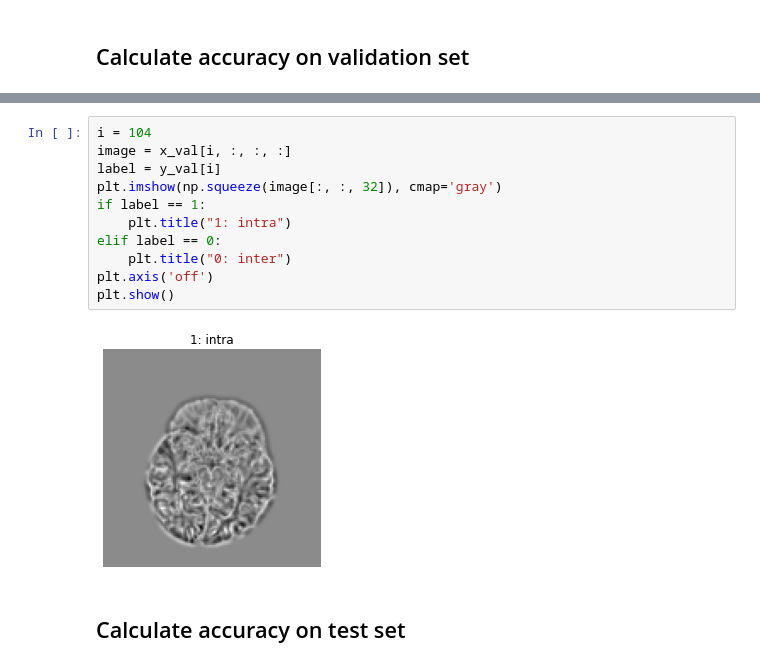
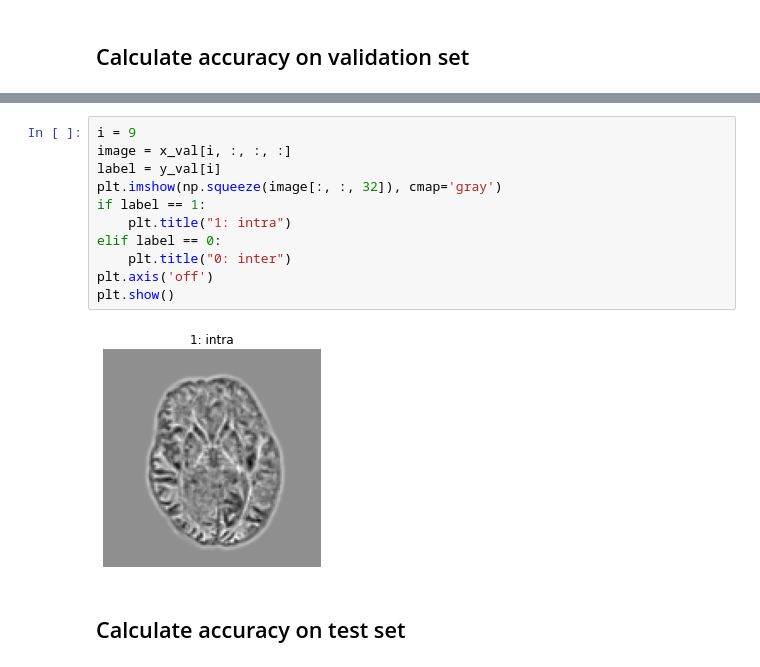
Before and after one commit to Andjelaaaa/3D-image-classification-tutorial, a Jupyter notebook: 3D_image_classification.ipynb, the cells around one changed output, grey strips where cells are left out. Drawn from its saved outputs; the diff is of its cells as text.

```diff
--- a/3D_image_classification.ipynb
+++ b/3D_image_classification.ipynb
@@ -528,16 +538,16 @@ Accuracy on validation set: 99.42% (170/171 samples were correct).
 # %%
-i = 104
+i = 9
 image = x_val[i, :, :, :]
 label = y_val[i]
 plt.imshow(np.squeeze(image[:, :, 32]), cmap='gray')
 if label == 1:
     plt.title("1: intra")
 elif label == 0:
     plt.title("0: inter")
 plt.axis('off')
 plt.show()
 # %% [output]
-[figure, old version]
+[figure, new version]
 # %% [markdown]
 ## Calculate accuracy on test set
 # %%
```
Also changed, not shown: parts of 18 cells of this notebook, 1 other file.
